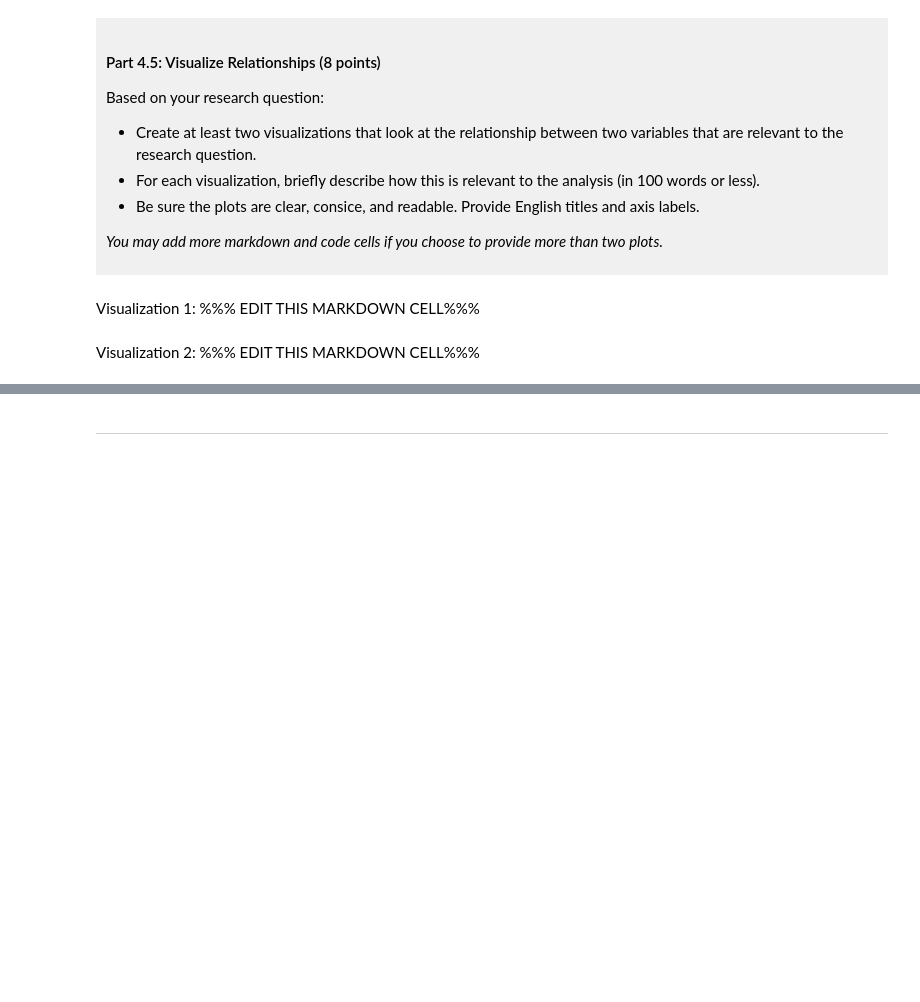
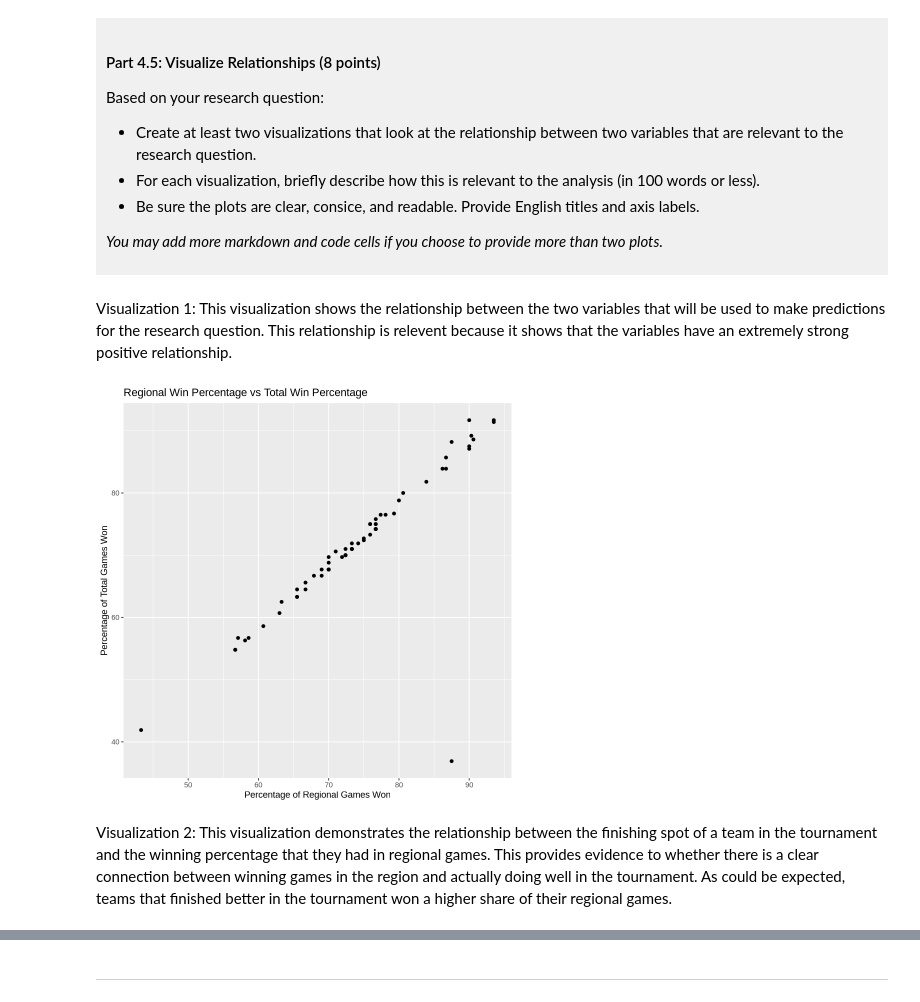
Before and after one commit to kelownaproducts-pixel/dsci-100-project-seethaler-ben, a Jupyter notebook: dsci-100-project-notebook.ipynb, the cells around one changed output, grey strips where cells are left out. Cells and saved outputs as stored; diff of their text form; code cells hidden in the pictures; blank space fills up the shorter version.

```diff
--- a/dsci-100-project-notebook.ipynb
+++ b/dsci-100-project-notebook.ipynb
@@ -306,9 +371,14 @@ Based on your research question:
 *You may add more markdown and code cells if you choose to provide more than two plots.*
 </div>
 # %% [markdown]
-Visualization 1: %%% EDIT THIS MARKDOWN CELL%%%
+Visualization 1: This visualization shows the relationship between the two variables that will be used to make predictions for the research question. This relationship is relevent because it shows that the variables have an extremely strong positive relationship.
 # %%
-### EDIT THIS CODE CELL FOR VISUALIZATION 1###
+wins_pct_comp<-ggplot(basketball_tidy, aes(x=reg_wins_pct, y=total_wins_pct))+
+geom_point()+
+labs(x='Percentage of Regional Games Won', y='Percentage of Total Games Won', title='Regional Win Percentage vs Total Win Percentage')
+wins_pct_comp
+# %% [output]
+[figure, added]
 # %% [markdown]
-Visualization 2: %%% EDIT THIS MARKDOWN CELL%%%
+Visualization 2: This visualization demonstrates the relationship between the finishing spot of a team in the tournament and the winning percentage that they had in regional games. This provides evidence to whether there is a clear connection between winning games in the region and actually doing well in the tournament. As could be expected, teams that finished better in the tournament won a higher share of their regional games.
 # %%
```
Also changed, not shown: parts of 8 cells of this notebook.
